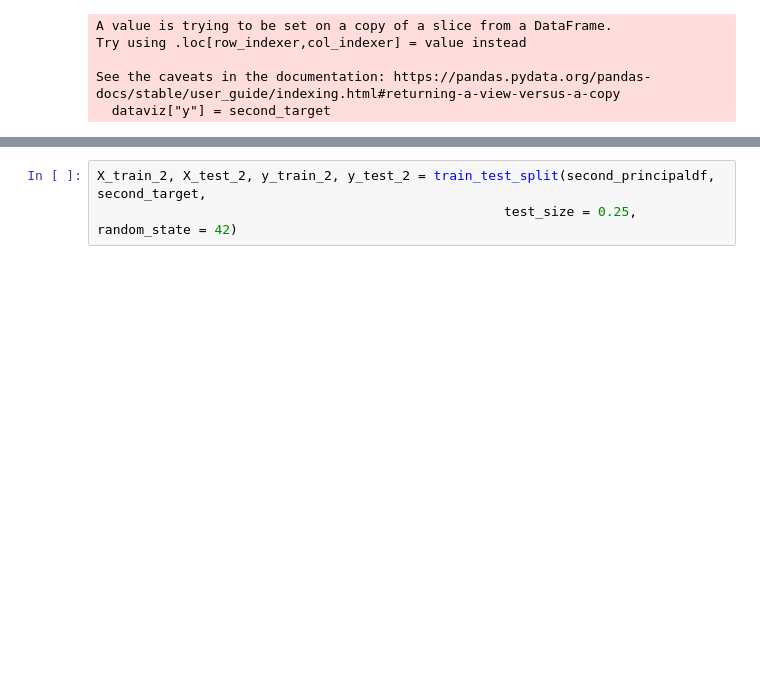
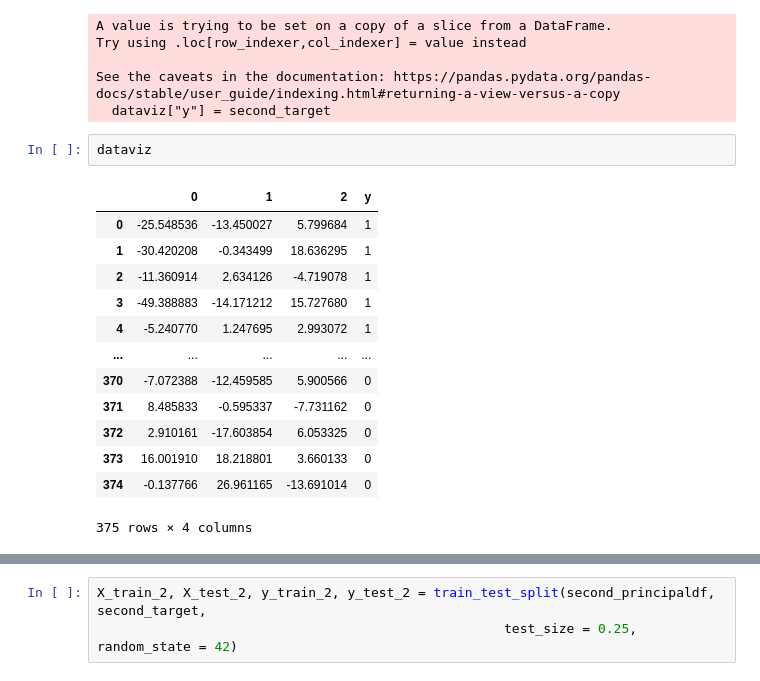
Before and after one commit to koalateectrl/tumor-classification, a Jupyter notebook: Two Stage MB EP PILO.ipynb, the cells around one changed output, grey strips where cells are left out. Drawn from its saved outputs; the diff is of its cells as text; blank space fills up the shorter version.

```diff
--- a/Two Stage MB EP PILO.ipynb
+++ b/Two Stage MB EP PILO.ipynb
@@ -208,4 +210,20 @@ Try using .loc[row_indexer,col_indexer] = value instead
 
 See the caveats in the documentation: https://pandas.pydata.org/pandas-docs/stable/user_guide/indexing.html#returning-a-view-versus-a-copy
   dataviz["y"] = second_target
+# %%
+dataviz
+# %% [output]
+|  | 0 | 1 | 2 | y |
+| 0 | -25.548536 | -13.450027 | 5.799684 | 1 |
+| 1 | -30.420208 | -0.343499 | 18.636295 | 1 |
+| 2 | -11.360914 | 2.634126 | -4.719078 | 1 |
+| 3 | -49.388883 | -14.171212 | 15.727680 | 1 |
+| 4 | -5.240770 | 1.247695 | 2.993072 | 1 |
+| ... | ... | ... | ... | ... |
+| 370 | -7.072388 | -12.459585 | 5.900566 | 0 |
+| 371 | 8.485833 | -0.595337 | -7.731162 | 0 |
+| 372 | 2.910161 | -17.603854 | 6.053325 | 0 |
+| 373 | 16.001910 | 18.218801 | 3.660133 | 0 |
+| 374 | -0.137766 | 26.961165 | -13.691014 | 0 |
+375 rows × 4 columns
 # %%
```
Also changed, not shown: parts of 33 cells of this notebook, 1 other file.
